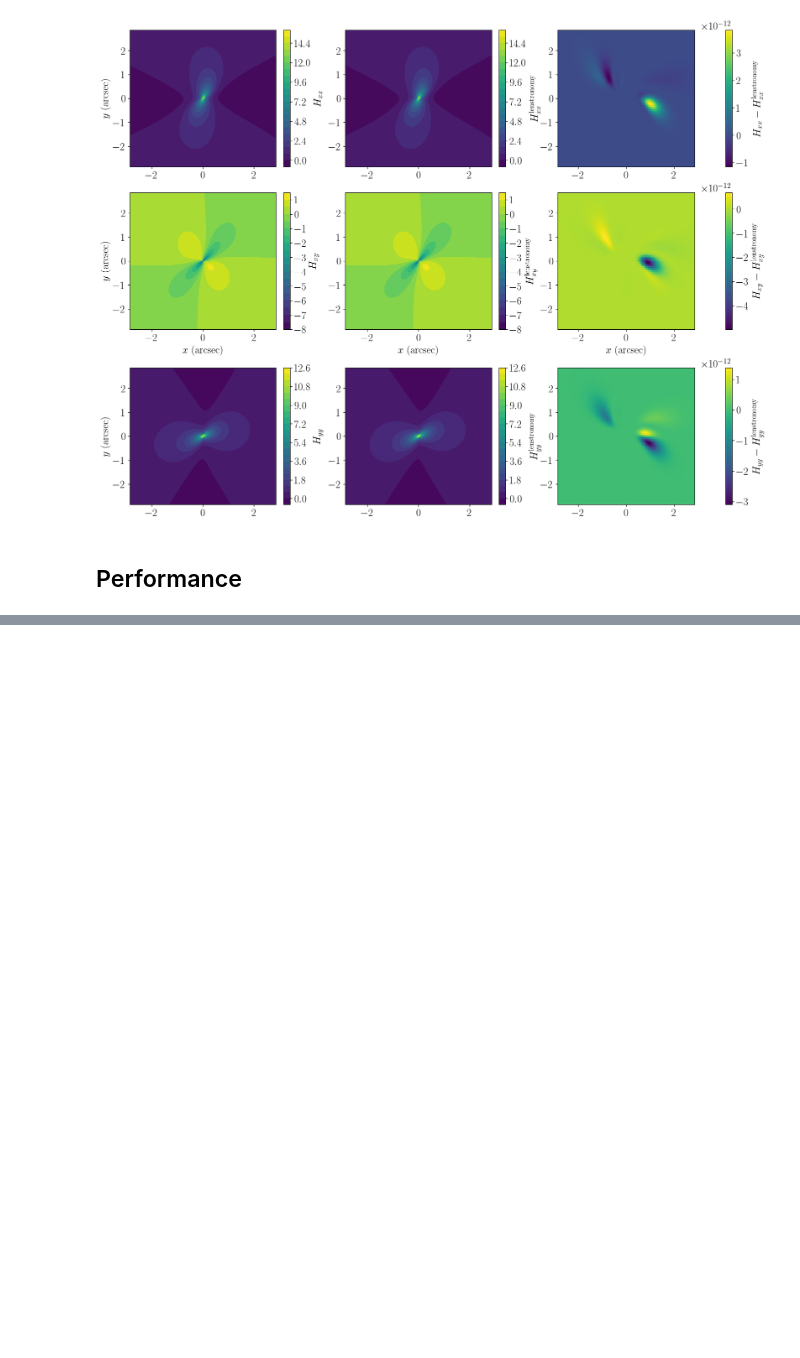
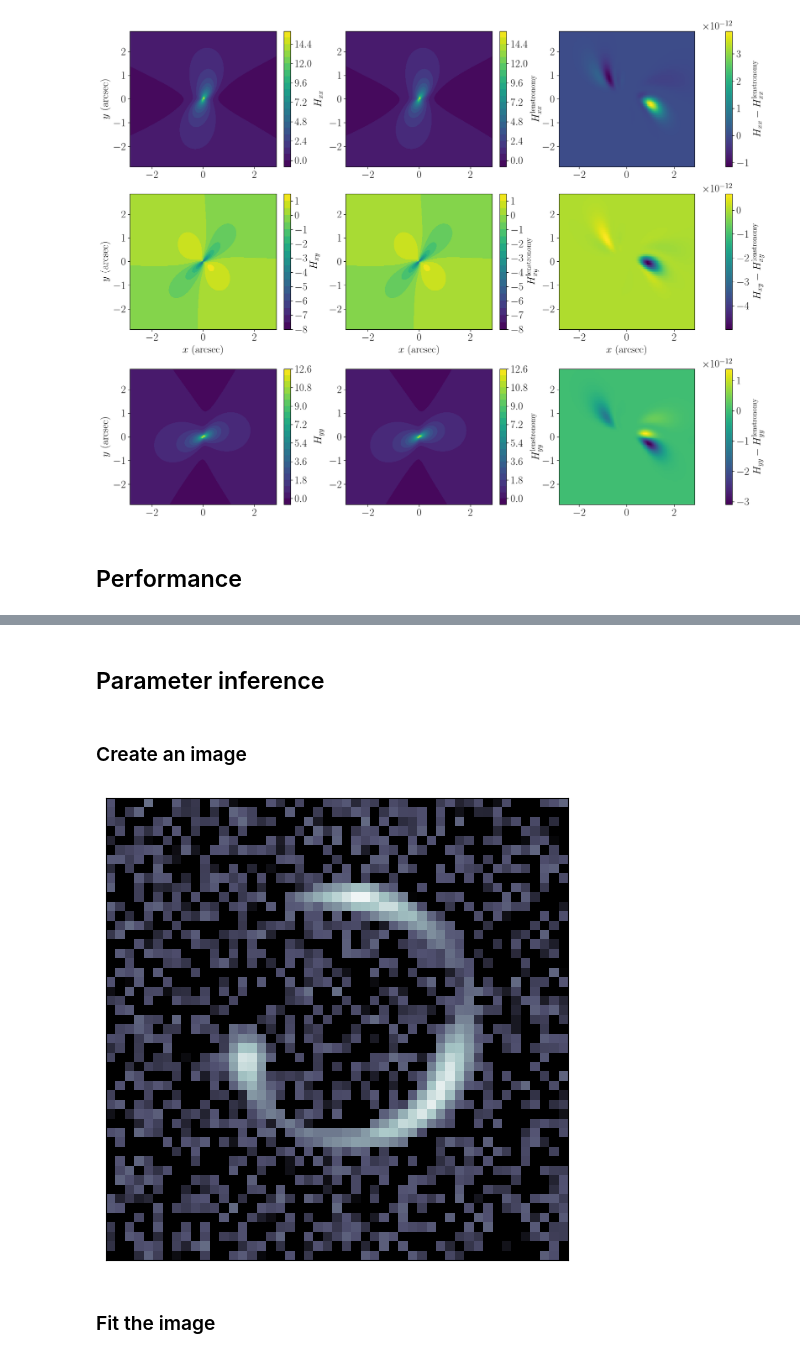
Before and after one commit to ELROND-project/nazgul, a Jupyter notebook: src/nazgul/output_analysis/ellipticity gradient/generalised_elliptical_model.ipynb, the cells around one changed output, grey strips where cells are left out. Saved outputs shown, nothing was run; the diff lists cells and outputs as text; code cells hidden in the pictures; blank space fills up the shorter version.

```diff
--- a/src/nazgul/output_analysis/ellipticity gradient/generalised_elliptical_model.ipynb
+++ b/src/nazgul/output_analysis/ellipticity gradient/generalised_elliptical_model.ipynb
@@ -1237,0 +1243,4 @@ Average time for hessian = 10.131561211310327 ms
+# %% [markdown]
+## Parameter inference
+# %% [markdown]
+### Create an image
@@ -1237,0 +1344,21 @@ Average time for hessian = 10.131561211310327 ms
+# %%
+# plot the image
+cmap_string = 'bone'
+cmap = plt.get_cmap(cmap_string).copy()
+cmap.set_bad(color='k', alpha=1.)
+cmap.set_under('k')
+
+v_min = -4
+v_max = 1
+
+f, ax = plt.subplots(1, 1, figsize=(6, 6), sharex=False, sharey=False)
+im = ax.matshow(np.log10(image_noisy), origin='lower', vmin=v_min, vmax=v_max, cmap=cmap, extent=[0, 1, 0, 1])
+ax.get_xaxis().set_visible(False)
+ax.get_yaxis().set_visible(False)
+ax.autoscale(False)
+
+plt.show()
+# %% [output]
+[figure, added]
+# %% [markdown]
+### Fit the image
```
Also changed, not shown: parts of 19 cells of this notebook, 4 other files.
